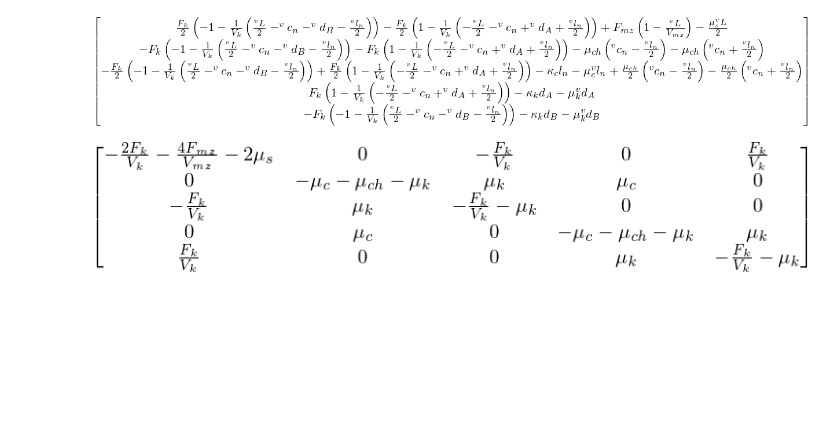
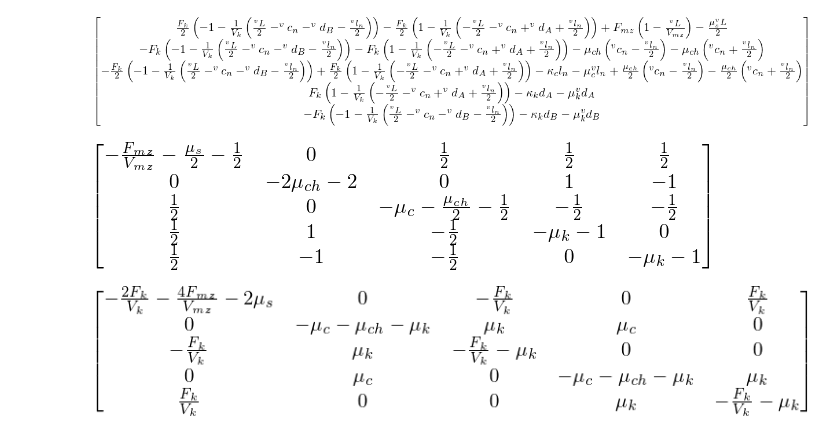
Before and after one commit to glyg/notebooks, a Jupyter notebook: kt_sim/sympy_dumb_spindle.ipynb, the cells around one changed output. Cells and saved outputs as stored; diff of their text form; code cells hidden in the pictures; blank space fills up the shorter version.

```diff
--- a/kt_sim/sympy_dumb_spindle.ipynb
+++ b/kt_sim/sympy_dumb_spindle.ipynb
@@ -340,6 +344,10 @@ eoms
 [figure]
 # %%
 A_uu = eoms.jacobian(Matrix(spindle.u_ind))
+# %%
+A_uu.subs({F_k:1, V_k:1})
+# %% [output]
+[figure, added]
 # %%
 A_vv = trans.T.multiply(A_uu.multiply(trans))
 # %%
```
Also changed, not shown: parts of 11 cells of this notebook, 3 other files.
